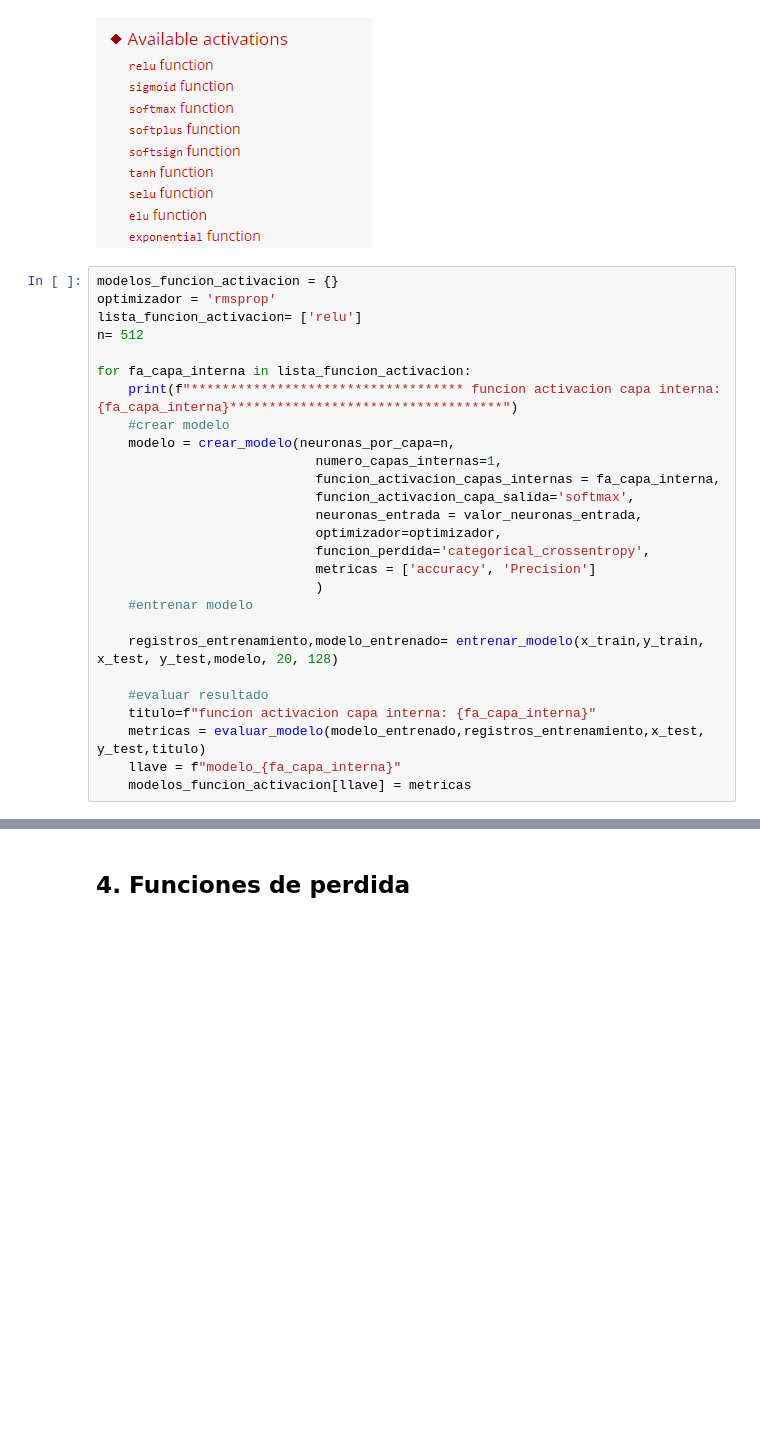
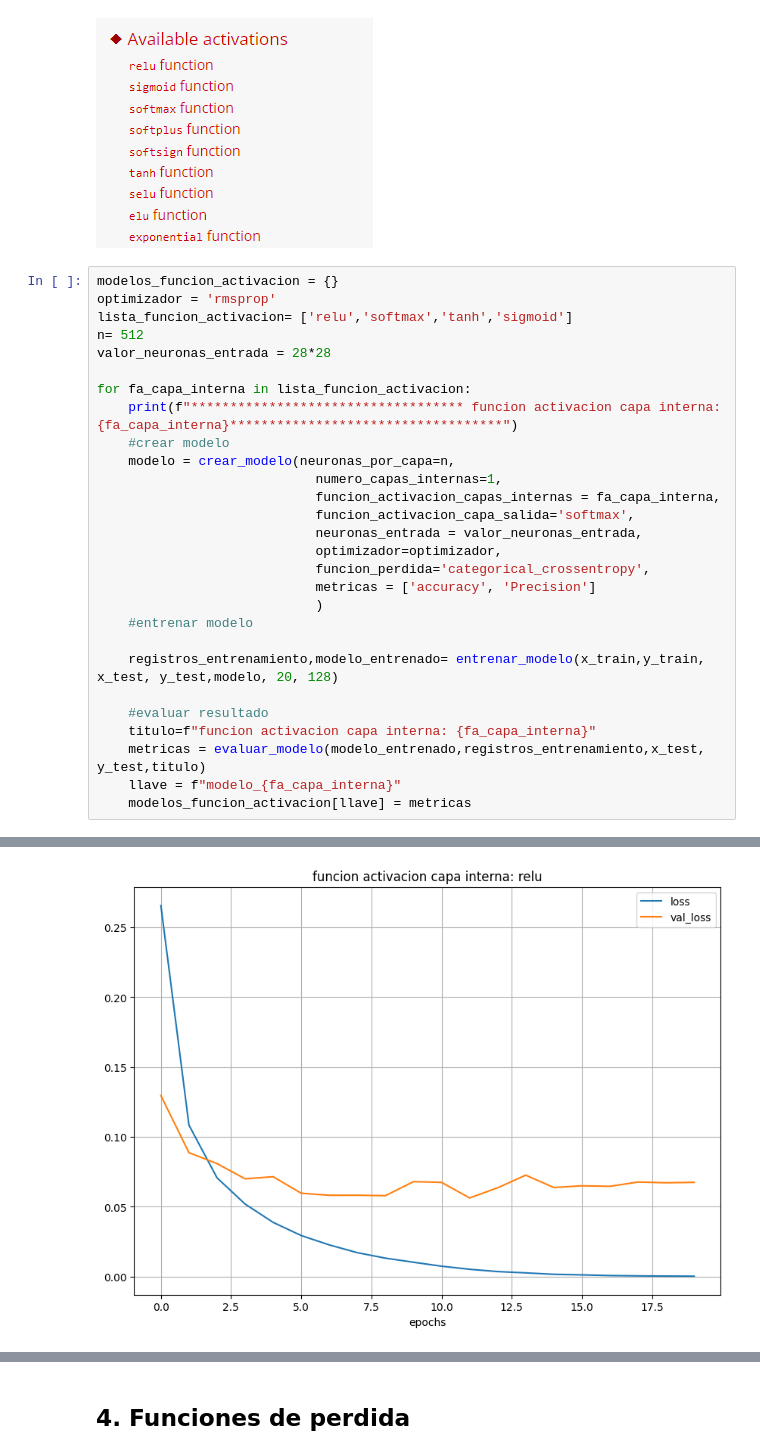
Before and after one commit to AndresR2909/Trabajo_final_redes_neuronales_1, a Jupyter notebook: Trabajo_final_redes_neuronales_entrega2.ipynb, the cells around one changed output, grey strips where cells are left out. Cells and saved outputs as stored; diff of their text form; blank space fills up the shorter version.

Commit message:
variacion de funcion de perdida

```diff
--- a/Trabajo_final_redes_neuronales_entrega2.ipynb
+++ b/Trabajo_final_redes_neuronales_entrega2.ipynb
@@ -397,8 +397,9 @@ Epoch 20/20
 # %%
 modelos_funcion_activacion = {}
 optimizador = 'rmsprop'
-lista_funcion_activacion= ['relu']
+lista_funcion_activacion= ['relu','softmax','tanh','sigmoid']
 n= 512
+valor_neuronas_entrada = 28*28
 
 for fa_capa_interna in lista_funcion_activacion:
     print(f"*********************************** funcion activacion capa interna: {fa_capa_interna}***********************************")
@@ -421,3 +422,4 @@ for fa_capa_interna in lista_funcion_activacion:
     metricas = evaluar_modelo(modelo_entrenado,registros_entrenamiento,x_test, y_test,titulo)
     llave = f"modelo_{fa_capa_interna}"
     modelos_funcion_activacion[llave] = metricas
+# %% [output]
@@ -423,0 +443 @@ for fa_capa_interna in lista_funcion_activacion:
+[figure, added]
```
Also changed, not shown: parts of 3 cells of this notebook, 11 other files.
